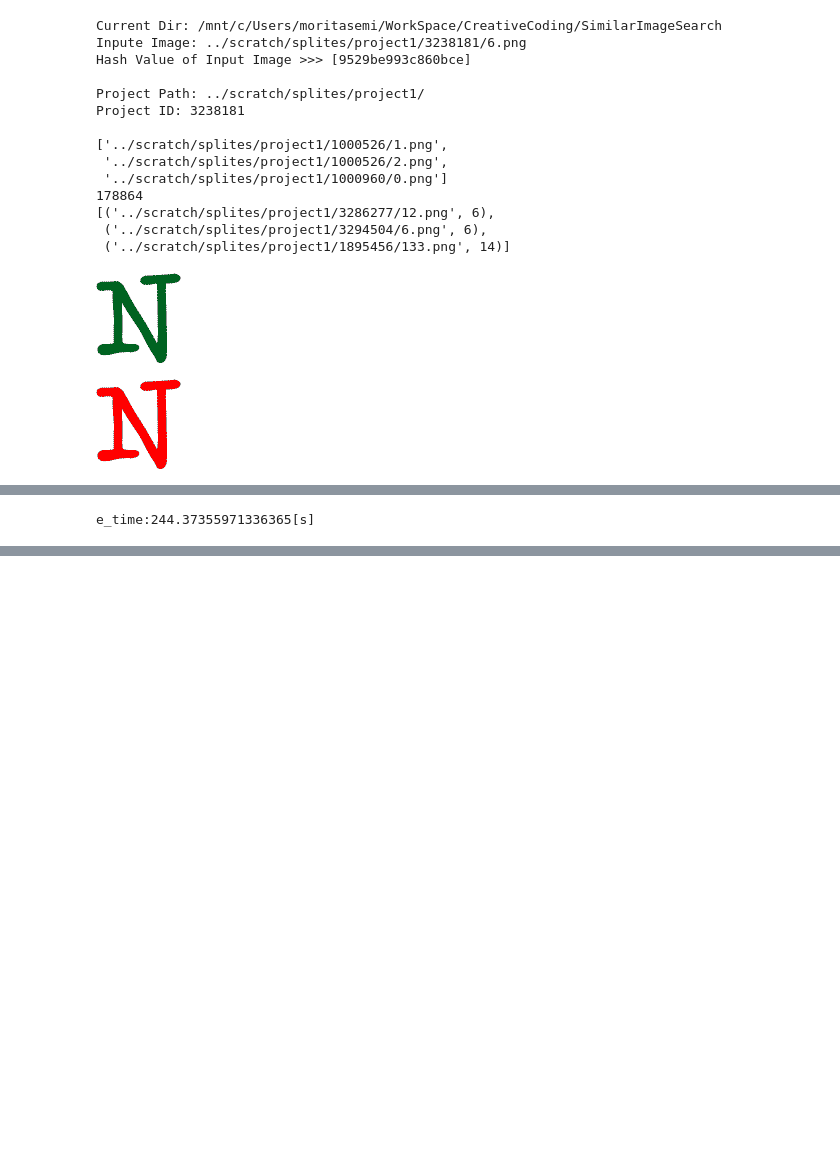
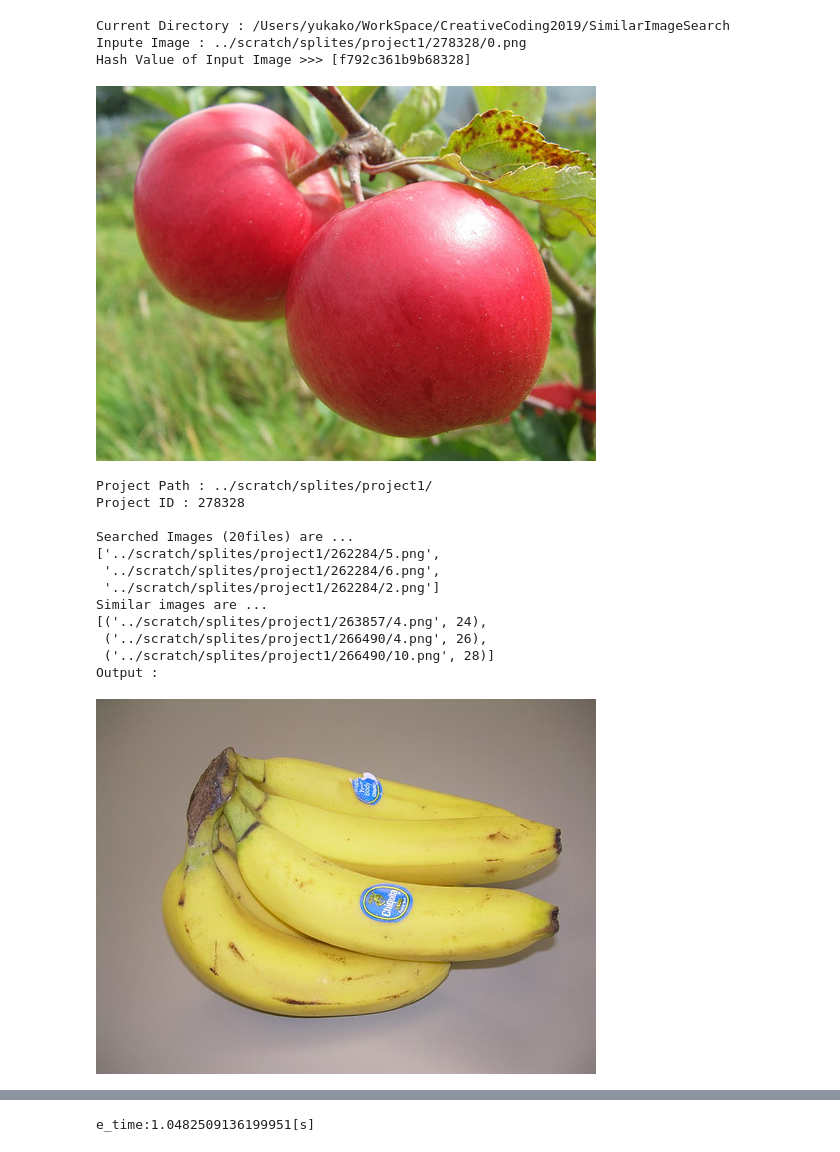
Before and after one commit to CreativeCoding2019/CreativeCoding2019, a Jupyter notebook: SimilarImageSearch/SimilarImage_Hush.ipynb, the cells around one changed output, grey strips where cells are left out. Drawn from its saved outputs; the diff is of its cells as text; code cells hidden in the pictures; blank space fills up the shorter version.

```diff
--- a/SimilarImageSearch/SimilarImage_Hush.ipynb
+++ b/SimilarImageSearch/SimilarImage_Hush.ipynb
@@ -46,7 +46,7 @@ ImageFile.LOAD_TRUNCATED_IMAGES = True
 # Load an input image from  and Calculate the hash value
 # ---------------------------------
 # inputImg = "../scratch/splites/project1/262284/9.png"
-inputImg = "../scratch/splites/project1/3238181/6.png"
+inputImg = "../scratch/splites/project1/278328/0.png"
 inputHash = imagehash.phash(Image.open(inputImg))
 print("Current Directory : " + os.getcwd())
 print("Inpute Image : " + inputImg + "\nHash Value of Input Image >>> [" + str(inputHash) + "]\n")
@@ -78,46 +78,47 @@ difList = [abs(inputHash - hashVal) for hashVal in hashList] # intのlistで帰
 # print(difList)
 # print(len(difList))
 
 
 # ---------------------------------
 # Create dictionary from other image paths list and difference values list
 # ---------------------------------
 # Keyがpath、Valueがdifで順序を保った辞書を作る
 dic = OrderedDict((pathList[i], difList[i]) for i in range(len(pathList)))
 # print(k, v) for k, v in dic.items() # 辞書型の確認はこの方法のみ
 
 # Value(difList(ハッシュ値差分)の値)で降順でソート
 # lambdaは無名関数の定義で用いる決まり文句. "x[1]を返す無名の関数をkeyパラメータに入れる"的な意味らしい
 # https://qiita.com/n10432/items/e0315979286ea9121d57
 sortedDic = sorted(dic.items(), key = lambda x:x[1]) # tupleのlistで帰ってくる
 print("Similar images are ...")
 pprint.pprint(sortedDic[0:3])
 
 
 # ---------------------------------
 # Show similar images
 # ---------------------------------
 print("Output : ")
 # key(パス)、0列目を取りだすのでsortedDic[i][0]の[0]
 [display_png(Image.open(sortedDic[i][0])) for i in range(showImgNum)]
 
 
 e_time = time.time() - start
 print ("e_time:{0}".format(e_time) + "[s]")
 # %% [output]
-Current Dir: /mnt/c/Users/moritasemi/WorkSpace/CreativeCoding/SimilarImageSearch
-Inpute Image: ../scratch/splites/project1/3238181/6.png
-Hash Value of Input Image >>> [9529be993c860bce]
-
-Project Path: ../scratch/splites/project1/
-Project ID: 3238181
-
-['../scratch/splites/project1/1000526/1.png',
- '../scratch/splites/project1/1000526/2.png',
- '../scratch/splites/project1/1000960/0.png']
-178864
-[('../scratch/splites/project1/3286277/12.png', 6),
- ('../scratch/splites/project1/3294504/6.png', 6),
- ('../scratch/splites/project1/1895456/133.png', 14)]
+Current Directory : /Users/yukako/WorkSpace/CreativeCoding2019/SimilarImageSearch
+Inpute Image : ../scratch/splites/project1/278328/0.png
+Hash Value of Input Image >>> [f792c361b9b68328]
-[figure, old version]
+[figure, new version]
+Project Path : ../scratch/splites/project1/
+Project ID : 278328
+
+Searched Images (20files) are ...
+['../scratch/splites/project1/262284/5.png',
+ '../scratch/splites/project1/262284/6.png',
+ '../scratch/splites/project1/262284/2.png']
+Similar images are ...
+[('../scratch/splites/project1/263857/4.png', 24),
+ ('../scratch/splites/project1/266490/4.png', 26),
+ ('../scratch/splites/project1/266490/10.png', 28)]
+Output :
-[figure, old version]
+[figure, new version]
@@ -127 +127,0 @@ Project ID: 3238181
-e_time:244.37355971336365[s]
@@ -127,0 +129 @@ e_time:244.37355971336365[s]
+e_time:1.0482509136199951[s]
```
Also changed, not shown: parts of 1 cell of this notebook, 4 other files.
